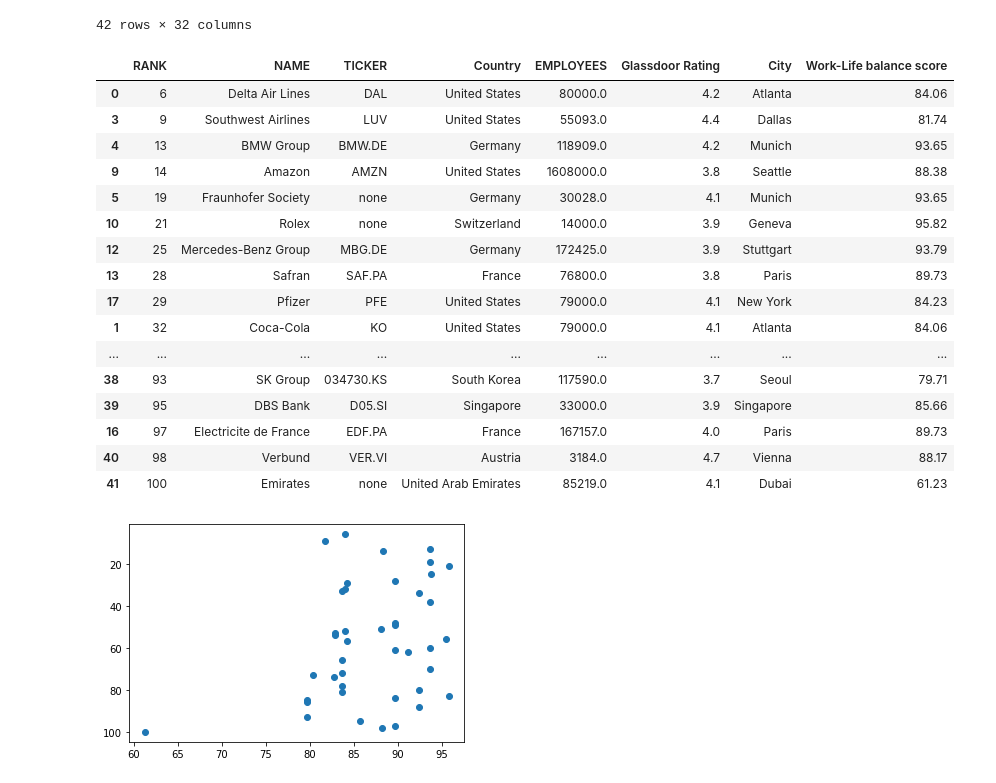
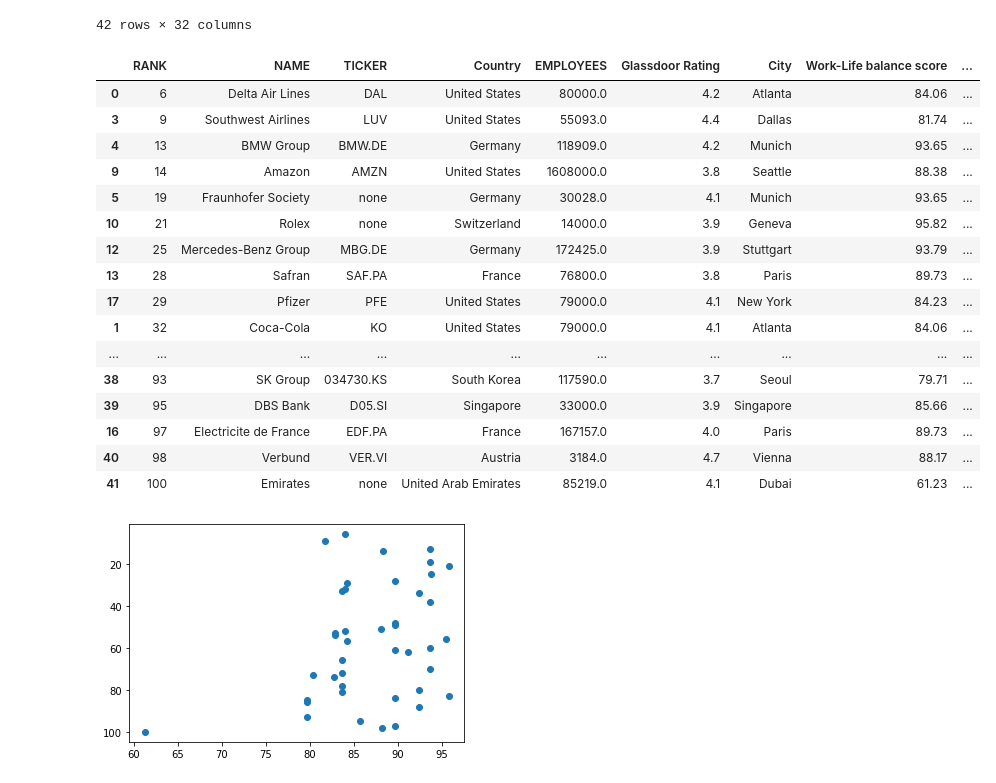
Before and after one commit to timonx11/Project-1-Demonstrasion-Group6, a Jupyter notebook: starter_code/Untitled.ipynb, the cells around one changed output. Cells and saved outputs as stored; diff of their text form; code cells hidden in the pictures.

```diff
--- a/starter_code/Untitled.ipynb
+++ b/starter_code/Untitled.ipynb
@@ -336,27 +352,27 @@ employers_places_df
 | 41 | 100 | Emirates | none | Transportation and Logistics | United Arab Emirates | 85219.0 | 4.1 | Dubai | Small (<100000) | ... |
 42 rows × 32 columns
 # %%
-employers_places_cleaned=employers_places_df[['RANK','NAME','TICKER','Country_x','EMPLOYEES','Glassdoor Rating','City','TOTAL SCORE']]
+employers_places_cleaned=employers_places_df[['RANK','NAME','TICKER','Country_x','EMPLOYEES','Glassdoor Rating','City','TOTAL SCORE','Employer Size']]
 employers_places_cleaned=employers_places_cleaned.rename(columns={"Country_x":"Country","TOTAL SCORE":"Work-Life balance score"})
 employers_places_cleaned.sort_values(by='RANK')
 # %% [output]
-|  | RANK | NAME | TICKER | Country | EMPLOYEES | Glassdoor Rating | City | Work-Life balance score |
-| 0 | 6 | Delta Air Lines | DAL | United States | 80000.0 | 4.2 | Atlanta | 84.06 |
-| 3 | 9 | Southwest Airlines | LUV | United States | 55093.0 | 4.4 | Dallas | 81.74 |
-| 4 | 13 | BMW Group | BMW.DE | Germany | 118909.0 | 4.2 | Munich | 93.65 |
-| 9 | 14 | Amazon | AMZN | United States | 1608000.0 | 3.8 | Seattle | 88.38 |
-| 5 | 19 | Fraunhofer Society | none | Germany | 30028.0 | 4.1 | Munich | 93.65 |
-| 10 | 21 | Rolex | none | Switzerland | 14000.0 | 3.9 | Geneva | 95.82 |
-| 12 | 25 | Mercedes-Benz Group | MBG.DE | Germany | 172425.0 | 3.9 | Stuttgart | 93.79 |
-| 13 | 28 | Safran | SAF.PA | France | 76800.0 | 3.8 | Paris | 89.73 |
-| 17 | 29 | Pfizer | PFE | United States | 79000.0 | 4.1 | New York | 84.23 |
-| 1 | 32 | Coca-Cola | KO | United States | 79000.0 | 4.1 | Atlanta | 84.06 |
-| ... | ... | ... | ... | ... | ... | ... | ... | ... |
-| 38 | 93 | SK Group | 034730.KS | South Korea | 117590.0 | 3.7 | Seoul | 79.71 |
-| 39 | 95 | DBS Bank | D05.SI | Singapore | 33000.0 | 3.9 | Singapore | 85.66 |
-| 16 | 97 | Electricite de France | EDF.PA | France | 167157.0 | 4.0 | Paris | 89.73 |
-| 40 | 98 | Verbund | VER.VI | Austria | 3184.0 | 4.7 | Vienna | 88.17 |
-| 41 | 100 | Emirates | none | United Arab Emirates | 85219.0 | 4.1 | Dubai | 61.23 |
+|  | RANK | NAME | TICKER | Country | EMPLOYEES | Glassdoor Rating | City | Work-Life balance score | ... |
+| 0 | 6 | Delta Air Lines | DAL | United States | 80000.0 | 4.2 | Atlanta | 84.06 | ... |
+| 3 | 9 | Southwest Airlines | LUV | United States | 55093.0 | 4.4 | Dallas | 81.74 | ... |
+| 4 | 13 | BMW Group | BMW.DE | Germany | 118909.0 | 4.2 | Munich | 93.65 | ... |
+| 9 | 14 | Amazon | AMZN | United States | 1608000.0 | 3.8 | Seattle | 88.38 | ... |
+| 5 | 19 | Fraunhofer Society | none | Germany | 30028.0 | 4.1 | Munich | 93.65 | ... |
+| 10 | 21 | Rolex | none | Switzerland | 14000.0 | 3.9 | Geneva | 95.82 | ... |
+| 12 | 25 | Mercedes-Benz Group | MBG.DE | Germany | 172425.0 | 3.9 | Stuttgart | 93.79 | ... |
+| 13 | 28 | Safran | SAF.PA | France | 76800.0 | 3.8 | Paris | 89.73 | ... |
+| 17 | 29 | Pfizer | PFE | United States | 79000.0 | 4.1 | New York | 84.23 | ... |
+| 1 | 32 | Coca-Cola | KO | United States | 79000.0 | 4.1 | Atlanta | 84.06 | ... |
+| ... | ... | ... | ... | ... | ... | ... | ... | ... | ... |
+| 38 | 93 | SK Group | 034730.KS | South Korea | 117590.0 | 3.7 | Seoul | 79.71 | ... |
+| 39 | 95 | DBS Bank | D05.SI | Singapore | 33000.0 | 3.9 | Singapore | 85.66 | ... |
+| 16 | 97 | Electricite de France | EDF.PA | France | 167157.0 | 4.0 | Paris | 89.73 | ... |
+| 40 | 98 | Verbund | VER.VI | Austria | 3184.0 | 4.7 | Vienna | 88.17 | ... |
+| 41 | 100 | Emirates | none | United Arab Emirates | 85219.0 | 4.1 | Dubai | 61.23 | ... |
 # %%
 plt.scatter(employers_places_cleaned['Work-Life balance score'],employers_places_cleaned['RANK'])
 plt.gca().invert_yaxis()
```
Also changed, not shown: parts of 5 cells of this notebook.
